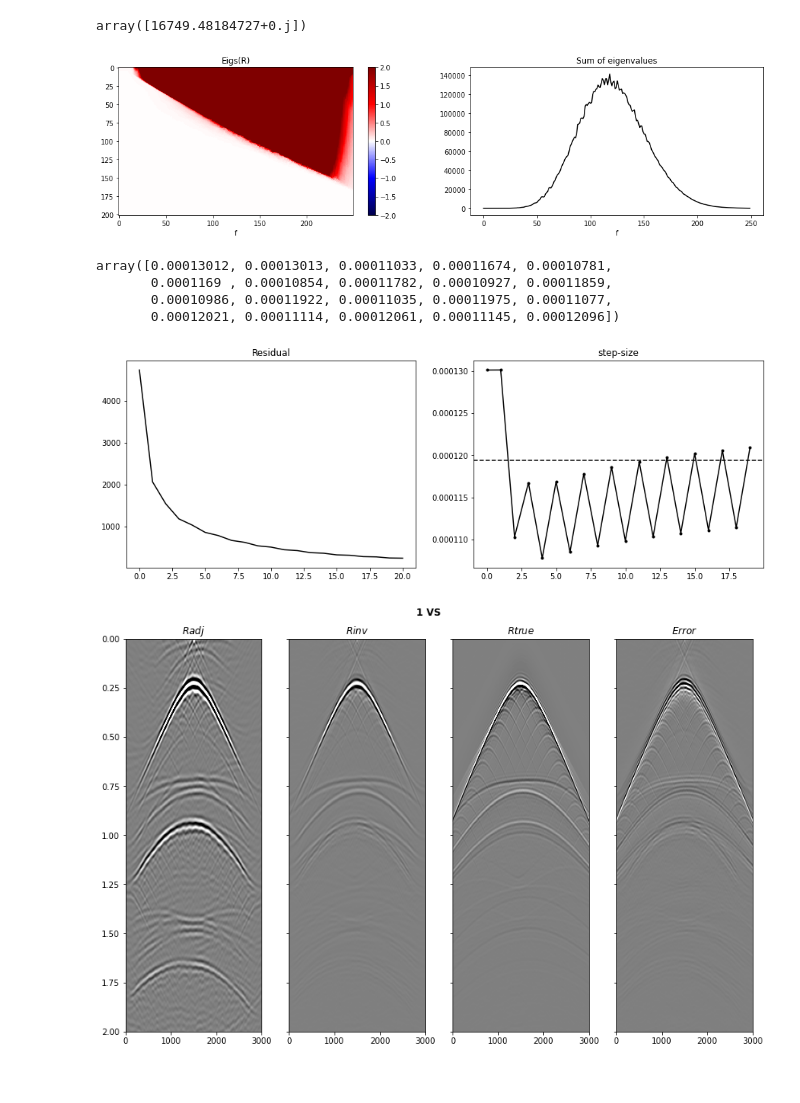
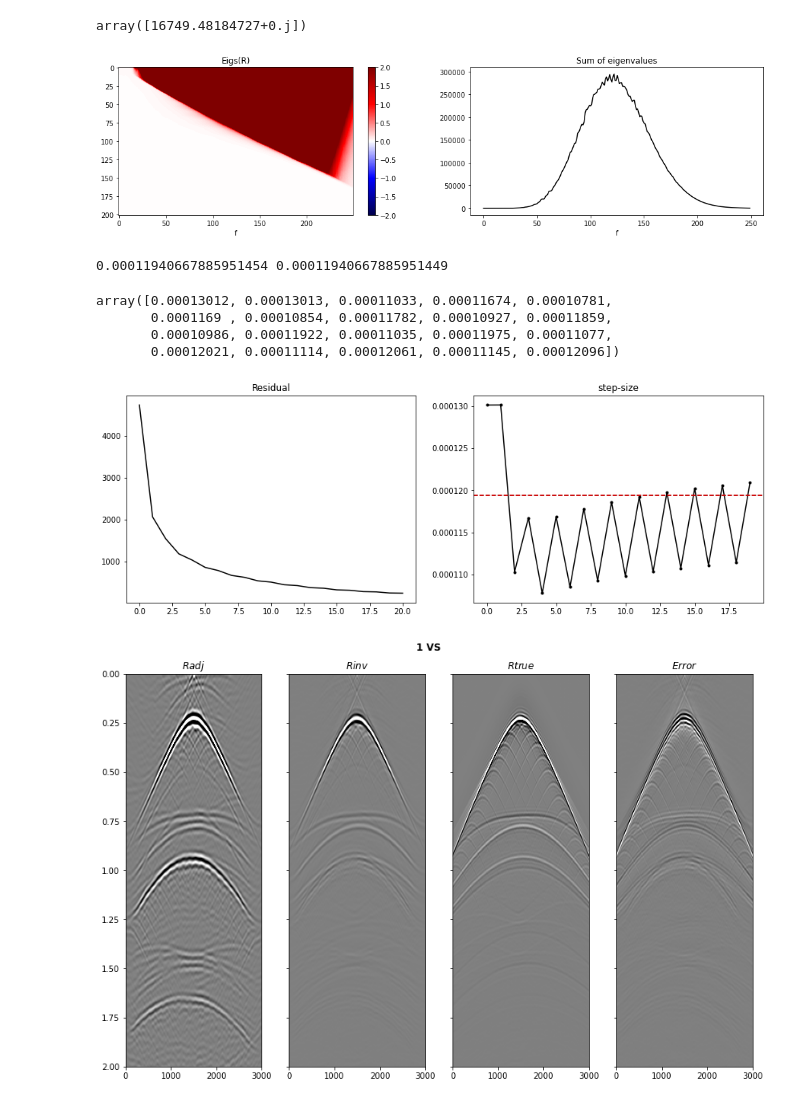
Before and after one commit to DIG-Kaust/MDD-StochasticSolvers, a Jupyter notebook: WavefieldSeparation-dipping_MDD_steepest_singlesource.ipynb, the cells around one changed output. Saved outputs shown, nothing was run; the diff lists cells and outputs as text; code cells hidden in the pictures.

Commit message:
Fixed eigenvalue computation from PDOWN directly

```diff
--- a/WavefieldSeparation-dipping_MDD_steepest_singlesource.ipynb
+++ b/WavefieldSeparation-dipping_MDD_steepest_singlesource.ipynb
@@ -313,40 +313,42 @@ array([16749.48184727+0.j])
 # %%
 PDOWN = dt * np.sqrt(ntpad) * np.fft.rfft(pdown.transpose(1, 0, 2), ntpad, axis=0)
 PDOWN = PDOWN[:nfmax]
 
-eigs = np.linalg.eig(np.matmul(PDOWN, PDOWN))[0]
+eigs = np.linalg.eig(np.matmul(np.conj(PDOWN.transpose(0,2,1)), PDOWN))[0]
 eigs = np.fliplr(np.sort(np.abs(eigs), axis=1))
 
 fig, axs = plt.subplots(1, 2, figsize=(17, 4))
 im = axs[0].imshow(eigs.T, cmap='seismic', vmin=-2, vmax=2)
 axs[0].set_title('Eigs(R)')
 axs[0].set_xlabel('f')
 axs[0].axis('tight')
 plt.colorbar(im, ax=axs[0])
 axs[1].plot(np.sum(eigs, axis=1), 'k')
 axs[1].set_title('Sum of eigenvalues')
 axs[1].set_xlabel('f');
 # %% [output]
-[figure, old version]
+[figure, new version]
 # %%
-#alphamax1 = 2. / eigs.max()
+alphamax1 = 2. / eigs.max()
 alphamax = 2. / np.real(eigmax[0])
+print(alphamax1, alphamax)
 
 fig, axs = plt.subplots(1, 2, figsize=(15, 5))
 axs[0].plot(Rinv_res, 'k')
 axs[0].set_title('Residual')
 axs[1].plot(alphaana, '.-k')
 axs[1].axhline(alphamax, c='k', linestyle='--')
-#axs[1].axhline(alphamax1, c='r', linestyle='--')
+axs[1].axhline(alphamax1, c='r', linestyle='--')
 axs[1].set_title('step-size');
 
 alphaana
 # %% [output]
-array([0.00013012, 0.00013013, 0.00011033, 0.00011674, 0.00010781,
-       0.0001169 , 0.00010854, 0.00011782, 0.00010927, 0.00011859,
-       0.00010986, 0.00011922, 0.00011035, 0.00011975, 0.00011077,
-       0.00012021, 0.00011114, 0.00012061, 0.00011145, 0.00012096])
+0.00011940667885951454 0.00011940667885951449
+array([0.00013012, 0.00013013, 0.00011033, 0.00011674, 0.00010781,
+       0.0001169 , 0.00010854, 0.00011782, 0.00010927, 0.00011859,
+       0.00010986, 0.00011922, 0.00011035, 0.00011975, 0.00011077,
+       0.00012021, 0.00011114, 0.00012061, 0.00011145, 0.00012096])
-[figure, old version]
+[figure, new version]
 # %%
 # fixed stepsize inversion
 alphamax = 1.9 / np.real(eigmax[0])
```
